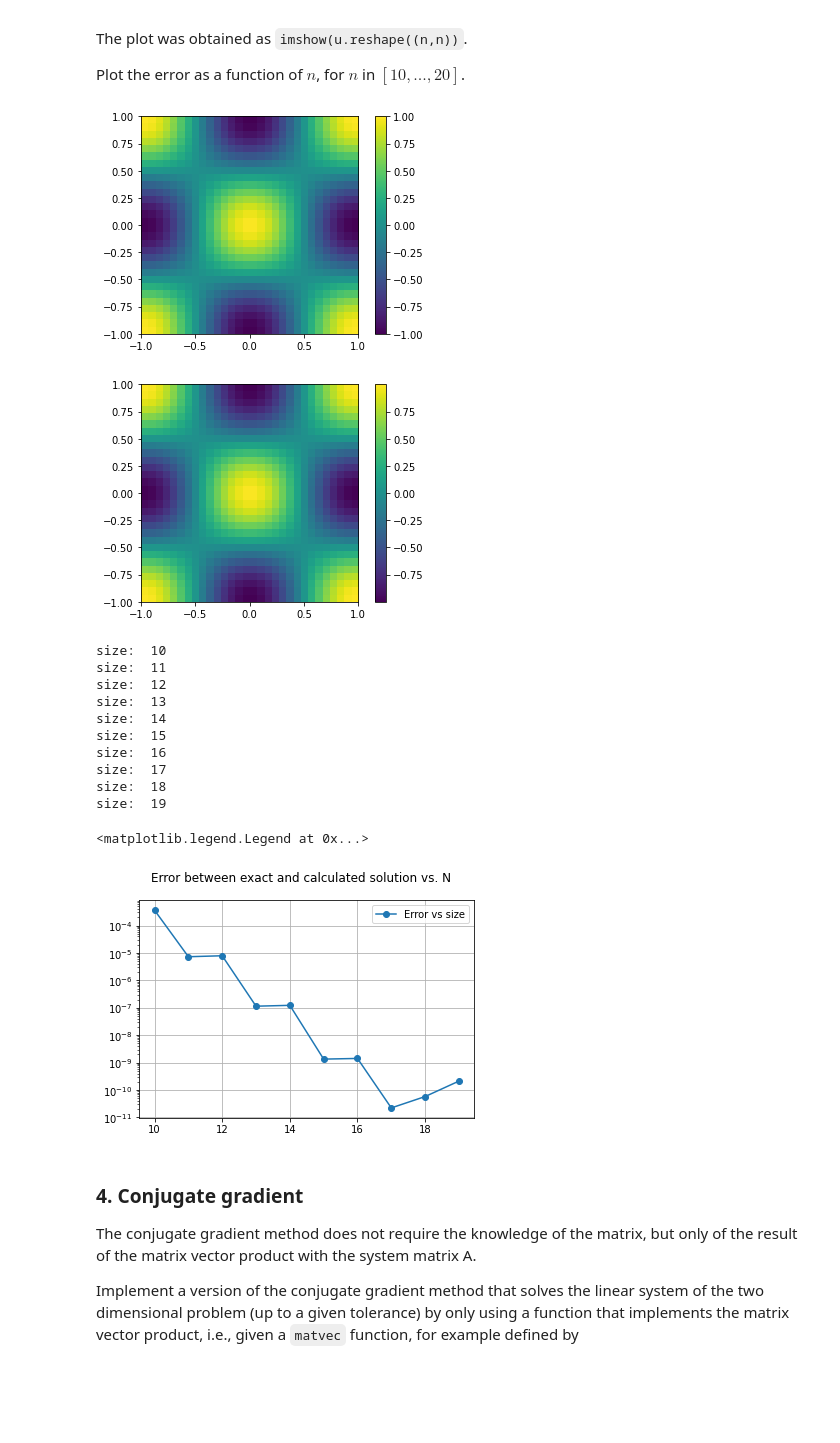
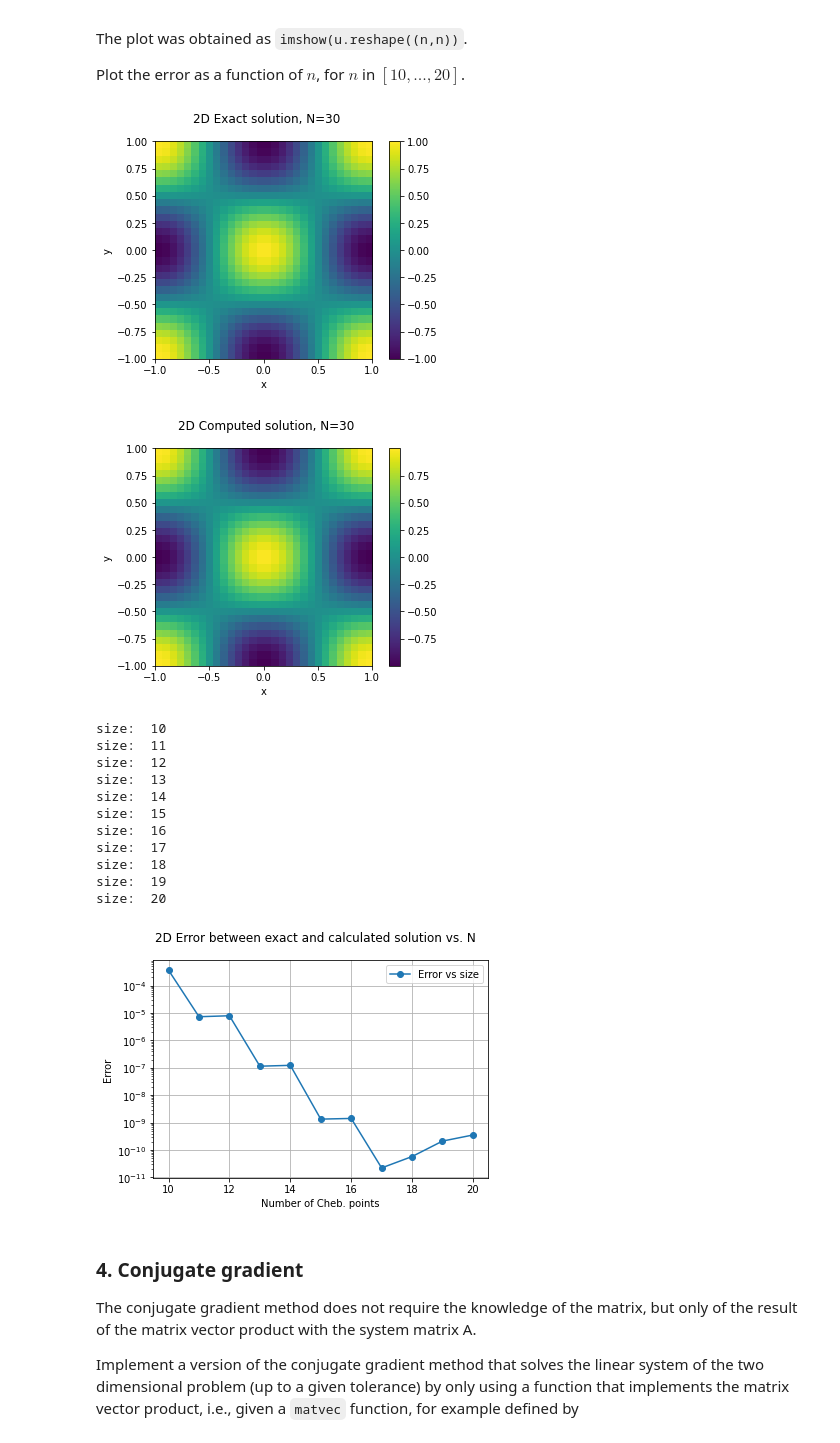
Before and after one commit to giuliodondi/numerical-analysis-2020-2021, a Jupyter notebook: notebooks/myproject_new.ipynb, the cells around one changed output. Saved outputs shown, nothing was run; the diff lists cells and outputs as text; code cells hidden in the pictures; blank space fills up the shorter version.

```diff
--- a/notebooks/myproject_new.ipynb
+++ b/notebooks/myproject_new.ipynb
@@ -265,7 +264,7 @@ def compute_one_dimensional_matrices(n):
 
         B[i,:] = lag_basis[i](quad_p)
 
-        base_i_prime = polyder(lag_basis[i])
+        base_i_prime = np.polyder(lag_basis[i])
         D[i,:] = base_i_prime(quad_p)
 
         #bases_nodes_val[i]=0
@@ -276,8 +275,8 @@ def compute_one_dimensional_matrices(n):
     A = np.zeros((n, n), dtype=np.float64)
 
 
-    K = einsum('iq, q, jq -> ij', D, quad_w, D)
-    M = einsum('iq, q, jq -> ij', B, quad_w, B)
+    K = np.einsum('iq, q, jq -> ij', D, quad_w, D)
+    M = np.einsum('iq, q, jq -> ij', B, quad_w, B)
 
 
 
@@ -437,9 +441,9 @@ Write a function that, given the number of Chebishev points `n` per each coordin
 
 def compute_two_dimensional_matrices(n,K,M):
 
-    KM = einsum('ik, jl -> ijkl', K, M)
-    MK = einsum('ik, jl -> ijkl', M, K)
-    MM = einsum('ik, jl -> ijkl', M, M)
+    KM = np.einsum('ik, jl -> ijkl', K, M)
+    MK = np.einsum('ik, jl -> ijkl', M, K)
+    MM = np.einsum('ik, jl -> ijkl', M, M)
     KK = KM+MK
     AA = KK+MM
 
@@ -473,7 +477,7 @@ Plot the error as a function of $n$, for $n$ in $[10,...,20]$.
 
 def exact_two_d(x,y):
     XX, YY = np.meshgrid(x, y)
-    return cos(np.pi*XX)*cos(np.pi*YY)
+    return np.cos(np.pi*XX)*np.cos(np.pi*YY)
 
 def forcing_two_d(x,y):
     return exact_two_d(x,y)*(1 + 2*(np.pi**2))
@@ -487,7 +491,7 @@ def compute_two_dimensional_RHS_(n, B, rhs_f):
     #nodes = np.polynomial.chebyshev.chebpts2(n)
     quad_p, quad_w = leggauss(n)
 
-    F_rhs = einsum('ia, jb, ab, a, b -> ij', B, B, rhs_f( quad_p, quad_p ), quad_w, quad_w)
+    F_rhs = np.einsum('ia, jb, ab, a, b -> ij', B, B, rhs_f( quad_p, quad_p ), quad_w, quad_w)
 
     #reshape the matrix into a linear array
     return F_rhs.reshape((n**2,))
@@ -520,8 +524,8 @@ two-dim basis
 def twod_eval_solution(x,y, coef_sol):
     #get FEM degree and evaluation ponts sizes
     n = coef_sol.shape[0]
-    lx = size(x)
-    ly = size(y)
+    lx = np.size(x)
+    ly = np.size(y)
 
     XX, YY = np.meshgrid(x, y)
 
@@ -582,56 +586,67 @@ def compute_error_two_d(n, exact, rhs):
 
     l2_error = np.linalg.norm( quad_eval_ex - quad_eval_calc, ord=2 )
     '''
-    return sqrt( l2_sq_err)
+    return np.sqrt( l2_sq_err)
 
 
 
 
-# calculate the exact solution and plot it
+# calculate the 2D exact solution and plot it
 nn = 30
 
-xvec = linspace(-1,1,nn, dtype=float64 )
+xvec = np.linspace(-1,1,nn, dtype=np.float64 )
 #xvec = np.polynomial.chebyshev.chebpts2(n)
 yvec = xvec
 
 exact_sol_2d_eval = exact_two_d(xvec, yvec)
 ex_min, ex_max = -np.abs(exact_sol_2d_eval).max(), np.abs(exact_sol_2d_eval).max()
 
 plt.figure()
 ex_sol_h= plt.imshow(exact_sol_2d_eval,vmin = ex_min, vmax = ex_max,
                  extent =[xvec.min(), xvec.max(), yvec.min(), yvec.max()])
+plt.suptitle('2D Exact solution, N=30')
+plt.xlabel("x")
+plt.ylabel("y")
 plt.colorbar(ex_sol_h)
+
 plt.show()
 
 
 
 # calculate the numerical solution and plot it
 
 calc_sol_2d_eval = twod_eval_solution(xvec,xvec, twod_compute_solution(10, forcing_two_d))
 #calc_sol_2d_eval =forcing_two_d(xvec,xvec)
 
 cl_min, cl_max = -np.abs(calc_sol_2d_eval).max(), np.abs(calc_sol_2d_eval).max()
 
 plt.figure()
 cl_sol_h= plt.imshow(calc_sol_2d_eval,vmin = cl_min, vmax = cl_max,
                  extent =[xvec.min(), xvec.max(), yvec.min(), yvec.max()])
+plt.suptitle('2D Computed solution, N=30')
+plt.xlabel("x")
+plt.ylabel("y")
 plt.colorbar(cl_sol_h)
 plt.show()
 
 
 
-error = []
-all_n = range(10,20)
+error_2D = []
+all_n = range(10,21)
 for n in all_n:
-    error.append(compute_error_two_d(n, exact_two_d, forcing_two_d))
+    error_2D.append(compute_error_two_d(n, exact_two_d, forcing_two_d))
 
+plt.figure()
 plt.grid()
-plt.suptitle('Error between exact and calculated solution vs. N')
-error_h = semilogy(all_n, error, 'o-',label='Error vs size')
-legend()
+error_h = plt.semilogy(all_n, error_2D, 'o-',label='Error vs size')
+plt.suptitle('2D Error between exact and calculated solution vs. N')
+plt.xlabel("Number of Cheb. points")
+plt.ylabel("Error")
+plt.legend()
+plt.show()
 # %% [output]
-[figure, old version]
+[figure, new version]
-[figure, old version]
+[figure, new version]
 size:  10
 size:  11
 size:  12
@@ -642,8 +657,8 @@ size:  16
 size:  17
 size:  18
 size:  19
+size:  20
-<matplotlib.legend.Legend at 0x...>
-[figure, old version]
+[figure, new version]
 # %% [markdown]
 ### 4. Conjugate gradient
 
```
Also changed, not shown: parts of 7 cells of this notebook.
